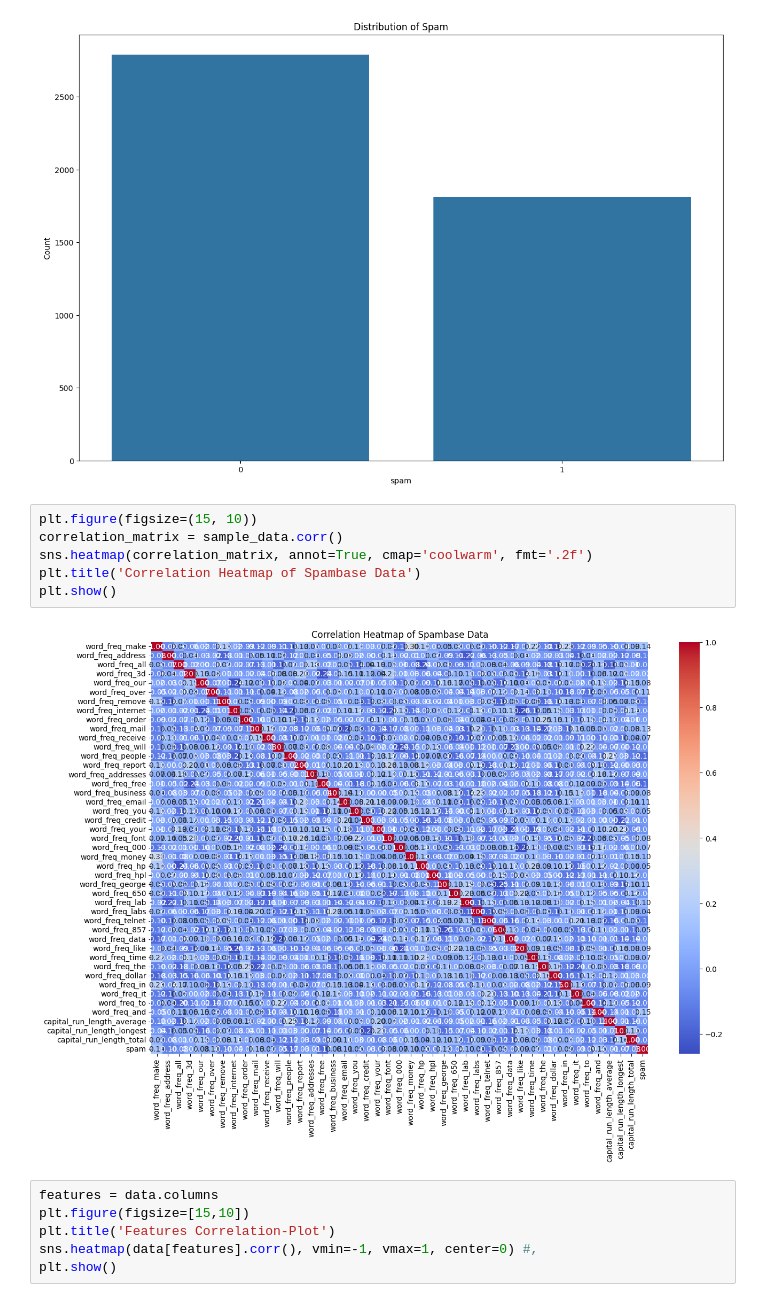
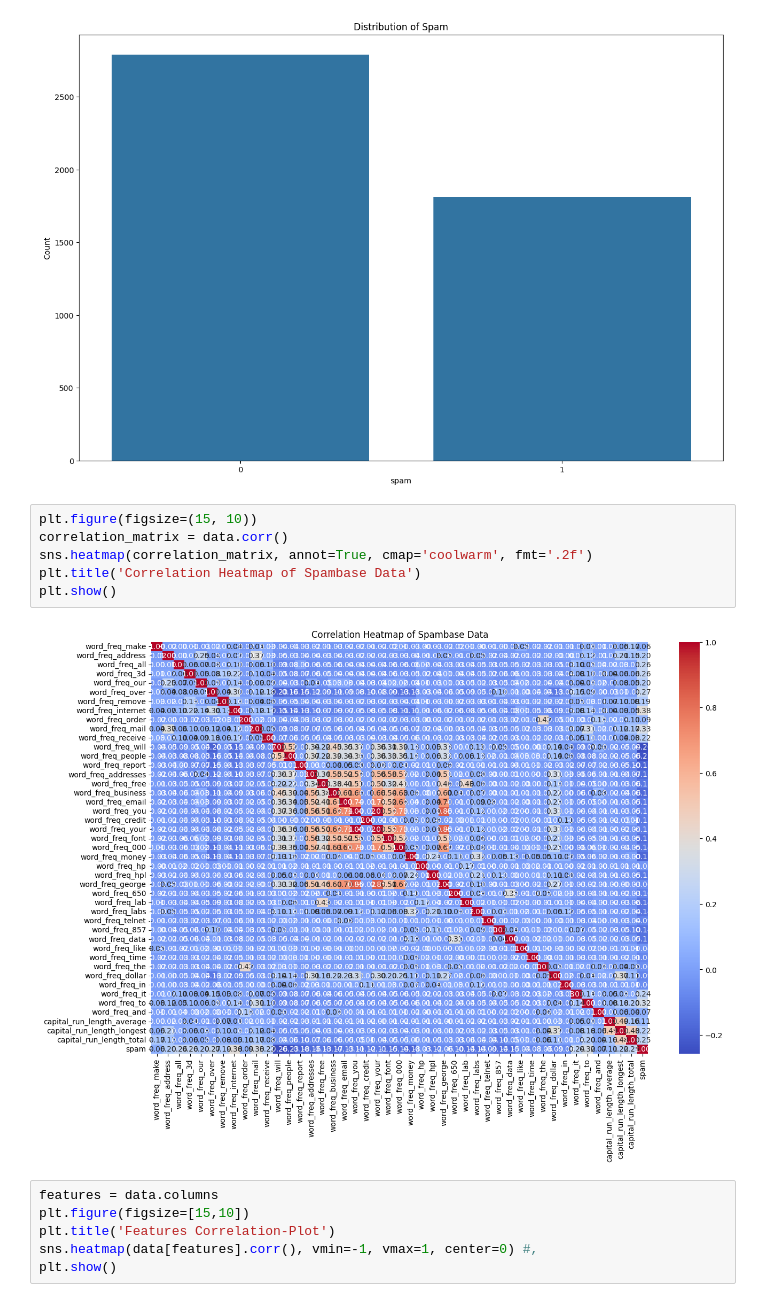
Before and after one commit to kittipongrks/Project_ML, a Jupyter notebook: spambase.ipynb, the cells around one changed output. Cells and saved outputs as stored; diff of their text form.

```diff
--- a/spambase.ipynb
+++ b/spambase.ipynb
@@ -136,12 +136,12 @@ Name: count, dtype: int64
 [figure]
 # %%
 plt.figure(figsize=(15, 10))
-correlation_matrix = sample_data.corr()
+correlation_matrix = data.corr()
 sns.heatmap(correlation_matrix, annot=True, cmap='coolwarm', fmt='.2f')
 plt.title('Correlation Heatmap of Spambase Data')
 plt.show()
 # %% [output]
-[figure, old version]
+[figure, new version]
 # %%
 features = data.columns
 plt.figure(figsize=[15,10])
```
Also changed, not shown: parts of 13 cells of this notebook.
